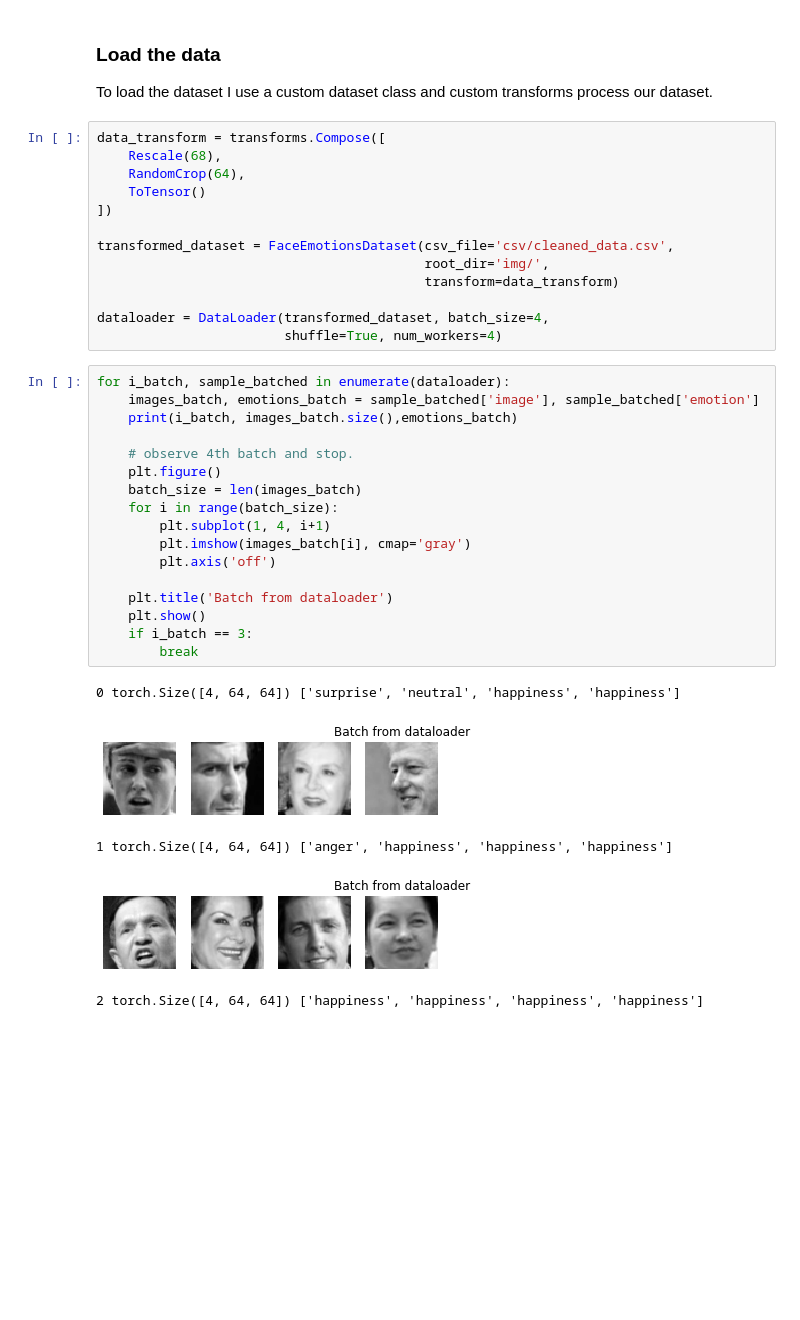
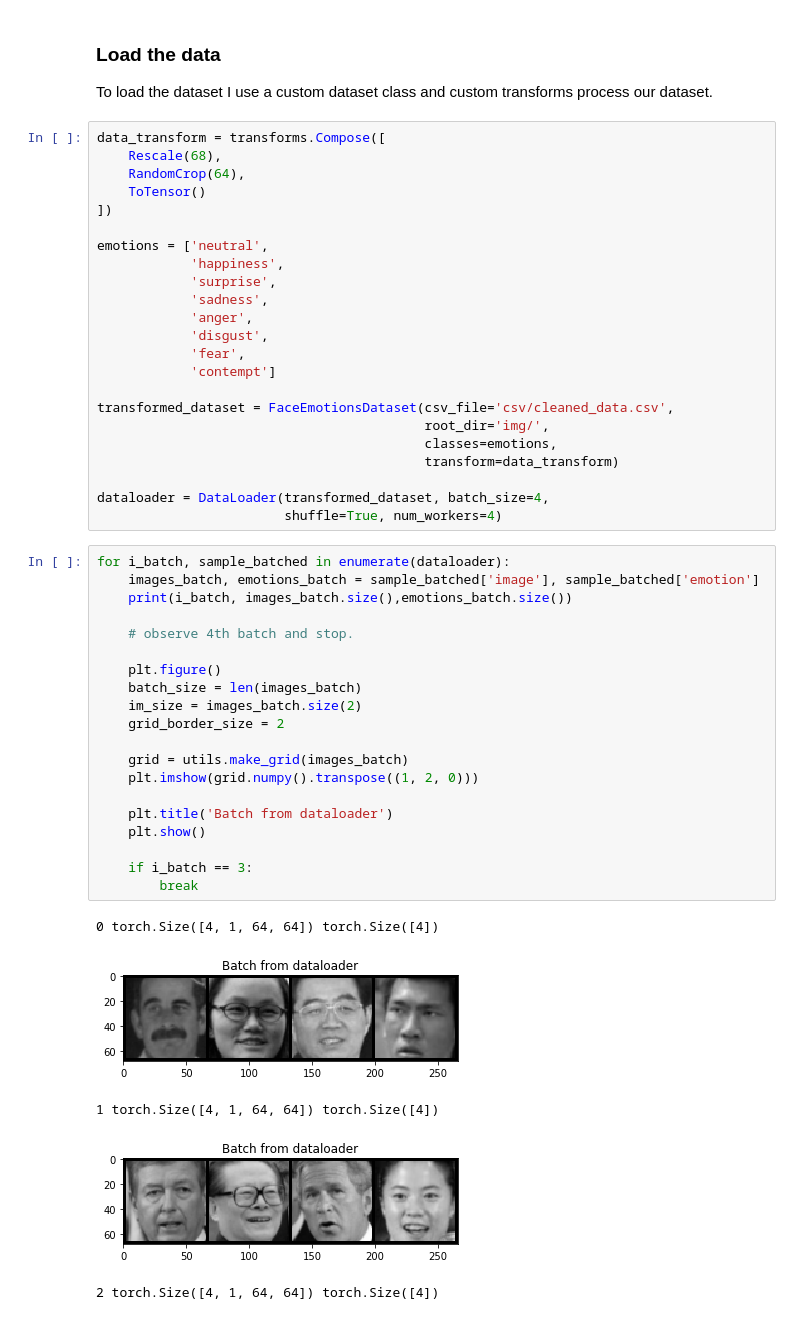
Before and after one commit to Aydens01/emotion-detection, a Jupyter notebook: src/neural_network.ipynb, the cells around one changed output. Saved outputs shown, nothing was run; the diff lists cells and outputs as text; blank space fills up the shorter version.

```diff
--- a/src/neural_network.ipynb
+++ b/src/neural_network.ipynb
@@ -23,8 +23,18 @@ data_transform = transforms.Compose([
     ToTensor()
 ])
 
+emotions = ['neutral',
+            'happiness',
+            'surprise',
+            'sadness',
+            'anger',
+            'disgust',
+            'fear',
+            'contempt']
+
 transformed_dataset = FaceEmotionsDataset(csv_file='csv/cleaned_data.csv',
                                           root_dir='img/',
+                                          classes=emotions,
                                           transform=data_transform)
 
 dataloader = DataLoader(transformed_dataset, batch_size=4,
@@ -32,23 +42,26 @@ dataloader = DataLoader(transformed_dataset, batch_size=4,
 # %%
 for i_batch, sample_batched in enumerate(dataloader):
     images_batch, emotions_batch = sample_batched['image'], sample_batched['emotion']
-    print(i_batch, images_batch.size(),emotions_batch)
+    print(i_batch, images_batch.size(),emotions_batch.size())
 
     # observe 4th batch and stop.
+
     plt.figure()
     batch_size = len(images_batch)
-    for i in range(batch_size):
-        plt.subplot(1, 4, i+1)
-        plt.imshow(images_batch[i], cmap='gray')
-        plt.axis('off')
+    im_size = images_batch.size(2)
+    grid_border_size = 2
+
+    grid = utils.make_grid(images_batch)
+    plt.imshow(grid.numpy().transpose((1, 2, 0)))
 
     plt.title('Batch from dataloader')
     plt.show()
+
     if i_batch == 3:
         break
 # %% [output]
-0 torch.Size([4, 64, 64]) ['surprise', 'neutral', 'happiness', 'happiness']
+0 torch.Size([4, 1, 64, 64]) torch.Size([4])
-[figure, old version]
+[figure, new version]
-1 torch.Size([4, 64, 64]) ['anger', 'happiness', 'happiness', 'happiness']
+1 torch.Size([4, 1, 64, 64]) torch.Size([4])
-[figure, old version]
+[figure, new version]
-2 torch.Size([4, 64, 64]) ['happiness', 'happiness', 'happiness', 'happiness']
+2 torch.Size([4, 1, 64, 64]) torch.Size([4])
```
Also changed, not shown: parts of 2 cells of this notebook, 2 other files.
